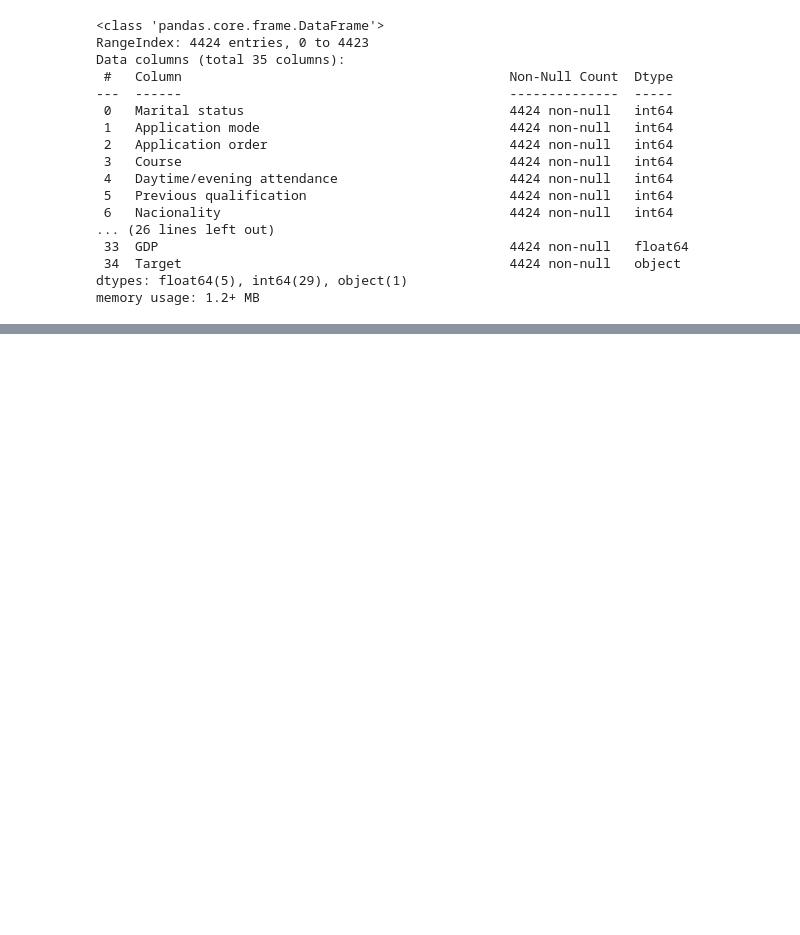
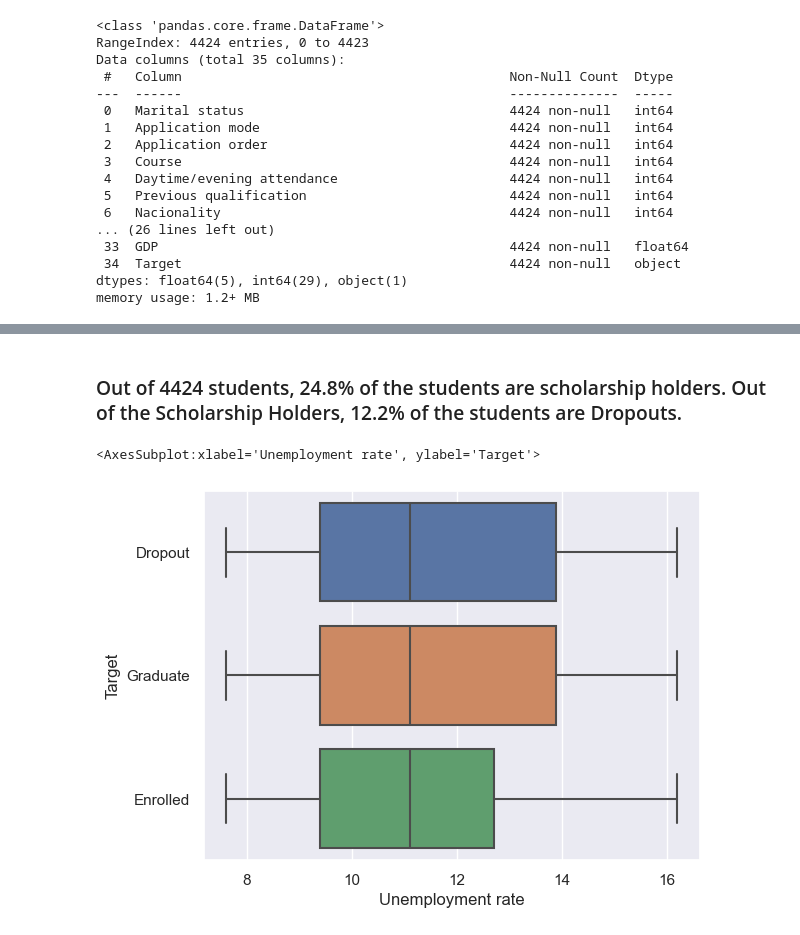
Before and after one commit to tersimdev/dropout-data-sci, a Jupyter notebook: Sharmilla.ipynb, the cells around one changed output, grey strips where cells are left out. Cells and saved outputs as stored; diff of their text form; code cells hidden in the pictures; blank space fills up the shorter version.

```diff
--- a/Sharmilla.ipynb
+++ b/Sharmilla.ipynb
@@ -45,0 +62,7 @@ memory usage: 1.2+ MB
+# %% [markdown]
+### Out of 4424 students, 24.8% of the students are scholarship holders. Out of the Scholarship Holders, 12.2% of the students are Dropouts.
+# %%
+sb.boxplot(data=studentData, x="Unemployment rate", y="Target")
+# %% [output]
+<AxesSubplot:xlabel='Unemployment rate', ylabel='Target'>
+[figure, added]
```
Also changed, not shown: parts of 12 cells of this notebook.
